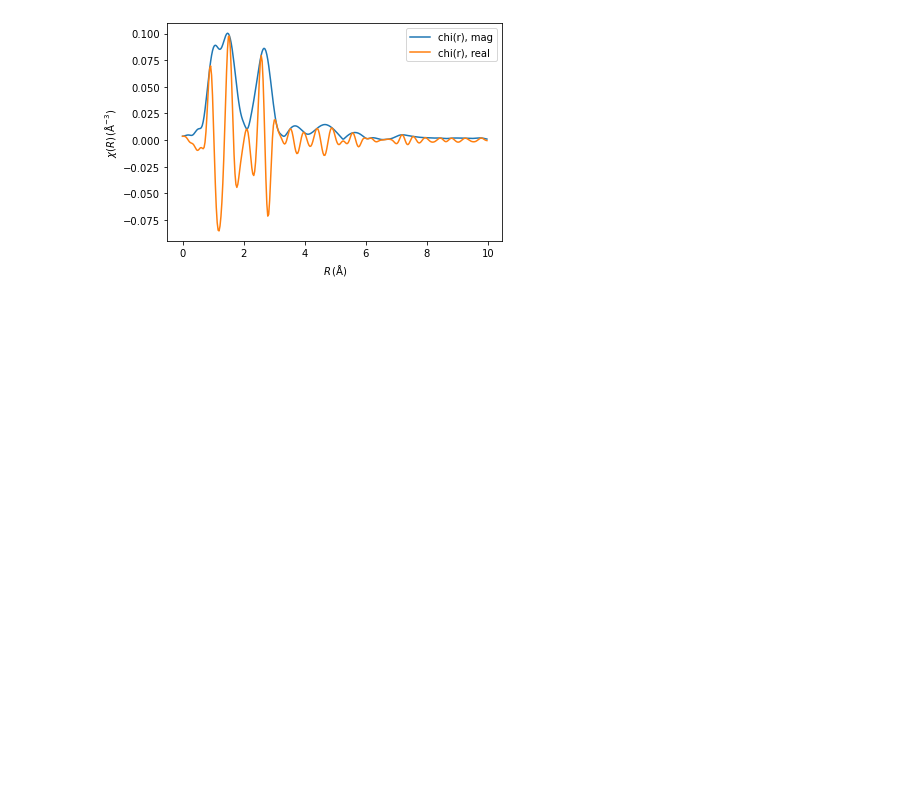
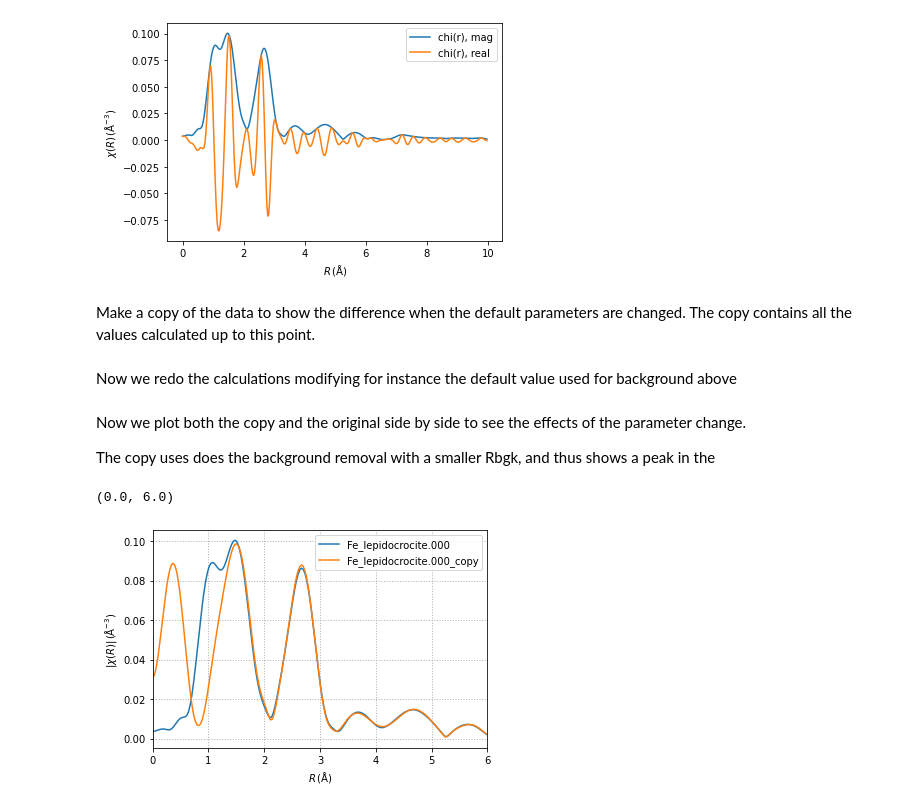
Before and after one commit to scman1/Larch_Intro_ukch, a Jupyter notebook: XAFS_Processing_101.ipynb, the cells around one changed output. Cells and saved outputs as stored; diff of their text form; code cells hidden in the pictures; blank space fills up the shorter version.

Commit message:
Completed session 1, including modification of parameters

```diff
--- a/XAFS_Processing_101.ipynb
+++ b/XAFS_Processing_101.ipynb
@@ -65,6 +66,7 @@ So far I have not found the larch function for calculating $\mu$, so instead I c
 from numpy import log
 from larch.utils import group2dict, dict2group
 
+# Calculate mu
 def get_mu(xafs_group):
     # calculate mu
     mu_e = log(abs(xafs_group.i0/xafs_group.it))
@@ -75,6 +77,15 @@ def get_mu(xafs_group):
     xafs_group = dict2group(xafs_dict)
     return xafs_group
 
+# create a copy of the group
+def copy_group(xafs_group):
+    # get a dictionary from te group
+    xafs_dict = group2dict(xafs_group)
+    #xafs_dict['filename']=xafs_dict['filename']+"_copy"
+    new_group = dict2group(xafs_dict)
+    new_group.filename = new_group.filename+"_copy"
+    return new_group
+
 fe_xafs = get_mu(fe_xafs)
 
 %matplotlib inline
@@ -276,3 +285,10 @@ plt.legend()
 # %% [output]
 <matplotlib.legend.Legend at 0x...>
 [figure]
+# %% [markdown]
+Make a copy of the data to show the difference when the default parameters are changed. The copy contains all the values calculated up to this point.
+# %%
+# https://vimeo.com/340207346 44:30
+fe_xafs_copy = copy_group(fe_xafs)
+# %% [markdown]
+Now we redo the calculations modifying for instance the default value used for background above
@@ -278,0 +298,17 @@ plt.legend()
+# %% [markdown]
+Now we plot both the copy and the original side by side to see the effects of the parameter change.
+
+The copy uses does the background removal with a smaller Rbgk, and thus shows a peak in the
+# %%
+# https://vimeo.com/340207346 47:00
+# plot magnitude in r-space
+plt.plot(fe_xafs_copy.r, fe_xafs_copy.chir_mag,label=fe_xafs_copy.filename)
+
+plt.xlabel(plab.r)
+plt.ylabel(plab.chirmag.format(3))
+plt.grid(linestyle=':', linewidth=1) #show and format grid
+plt.legend()
+plt.xlim(0,6)
+# %% [output]
+(0.0, 6.0)
+[figure, added]
```
Also changed, not shown: parts of 14 cells of this notebook.
